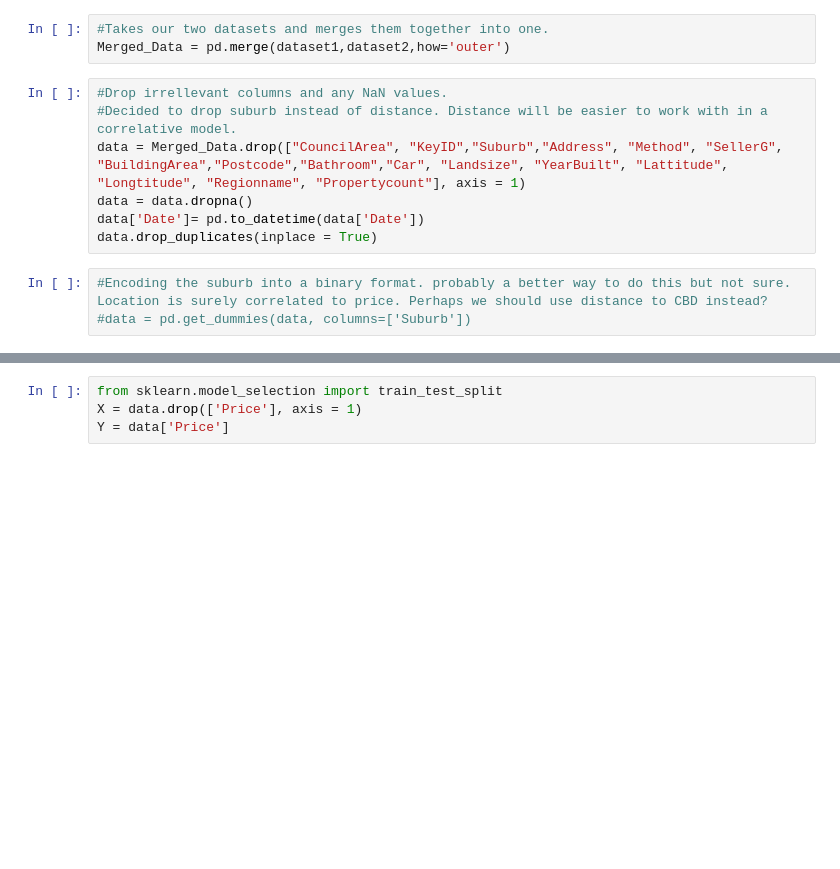
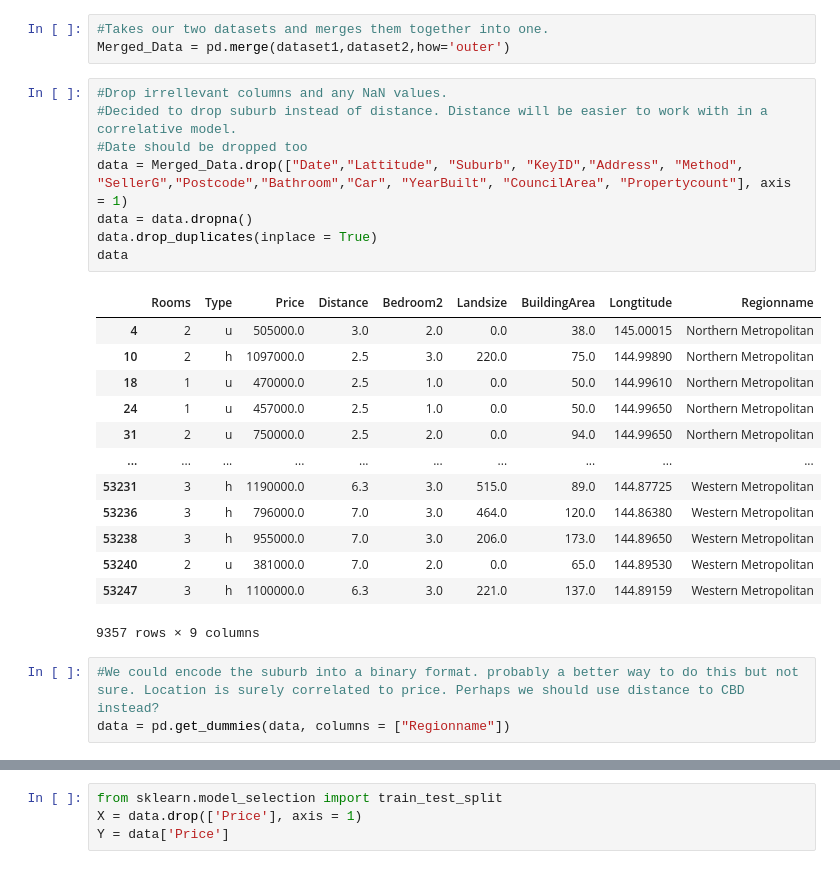
Before and after one commit to Thomaspeacock-studio/HousingPriceMachineLearningModel, a Jupyter notebook: main.ipynb, the cells around one changed output, grey strips where cells are left out. Cells and saved outputs as stored; diff of their text form; blank space fills up the shorter version.

```diff
--- a/main.ipynb
+++ b/main.ipynb
@@ -13,13 +13,28 @@ Merged_Data = pd.merge(dataset1,dataset2,how='outer')
 # %%
 #Drop irrellevant columns and any NaN values.
 #Decided to drop suburb instead of distance. Distance will be easier to work with in a correlative model.
-data = Merged_Data.drop(["CouncilArea", "KeyID","Suburb","Address", "Method", "SellerG", "BuildingArea","Postcode","Bathroom","Car", "Landsize", "YearBuilt", "Lattitude", "Longtitude", "Regionname", "Propertycount"], axis = 1)
+#Date should be dropped too
+data = Merged_Data.drop(["Date","Lattitude", "Suburb", "KeyID","Address", "Method", "SellerG","Postcode","Bathroom","Car", "YearBuilt", "CouncilArea", "Propertycount"], axis = 1)
 data = data.dropna()
-data['Date']= pd.to_datetime(data['Date'])
 data.drop_duplicates(inplace = True)
+data
+# %% [output]
+|  | Rooms | Type | Price | Distance | Bedroom2 | Landsize | BuildingArea | Longtitude | Regionname |
+| 4 | 2 | u | 505000.0 | 3.0 | 2.0 | 0.0 | 38.0 | 145.00015 | Northern Metropolitan |
+| 10 | 2 | h | 1097000.0 | 2.5 | 3.0 | 220.0 | 75.0 | 144.99890 | Northern Metropolitan |
+| 18 | 1 | u | 470000.0 | 2.5 | 1.0 | 0.0 | 50.0 | 144.99610 | Northern Metropolitan |
+| 24 | 1 | u | 457000.0 | 2.5 | 1.0 | 0.0 | 50.0 | 144.99650 | Northern Metropolitan |
+| 31 | 2 | u | 750000.0 | 2.5 | 2.0 | 0.0 | 94.0 | 144.99650 | Northern Metropolitan |
+| ... | ... | ... | ... | ... | ... | ... | ... | ... | ... |
+| 53231 | 3 | h | 1190000.0 | 6.3 | 3.0 | 515.0 | 89.0 | 144.87725 | Western Metropolitan |
+| 53236 | 3 | h | 796000.0 | 7.0 | 3.0 | 464.0 | 120.0 | 144.86380 | Western Metropolitan |
+| 53238 | 3 | h | 955000.0 | 7.0 | 3.0 | 206.0 | 173.0 | 144.89650 | Western Metropolitan |
+| 53240 | 2 | u | 381000.0 | 7.0 | 2.0 | 0.0 | 65.0 | 144.89530 | Western Metropolitan |
+| 53247 | 3 | h | 1100000.0 | 6.3 | 3.0 | 221.0 | 137.0 | 144.89159 | Western Metropolitan |
+9357 rows × 9 columns
 # %%
-#Encoding the suburb into a binary format. probably a better way to do this but not sure. Location is surely correlated to price. Perhaps we should use distance to CBD instead?
-#data = pd.get_dummies(data, columns=['Suburb'])
+#We could encode the suburb into a binary format. probably a better way to do this but not sure. Location is surely correlated to price. Perhaps we should use distance to CBD instead?
+data = pd.get_dummies(data, columns = ["Regionname"])
 # %%
 #Encoding the Type into a binary format. H = house, T = townhouse, U = unit
 data = pd.get_dummies(data, columns = ["Type"])
```
Also changed, not shown: parts of 17 cells of this notebook, 1 other file.
